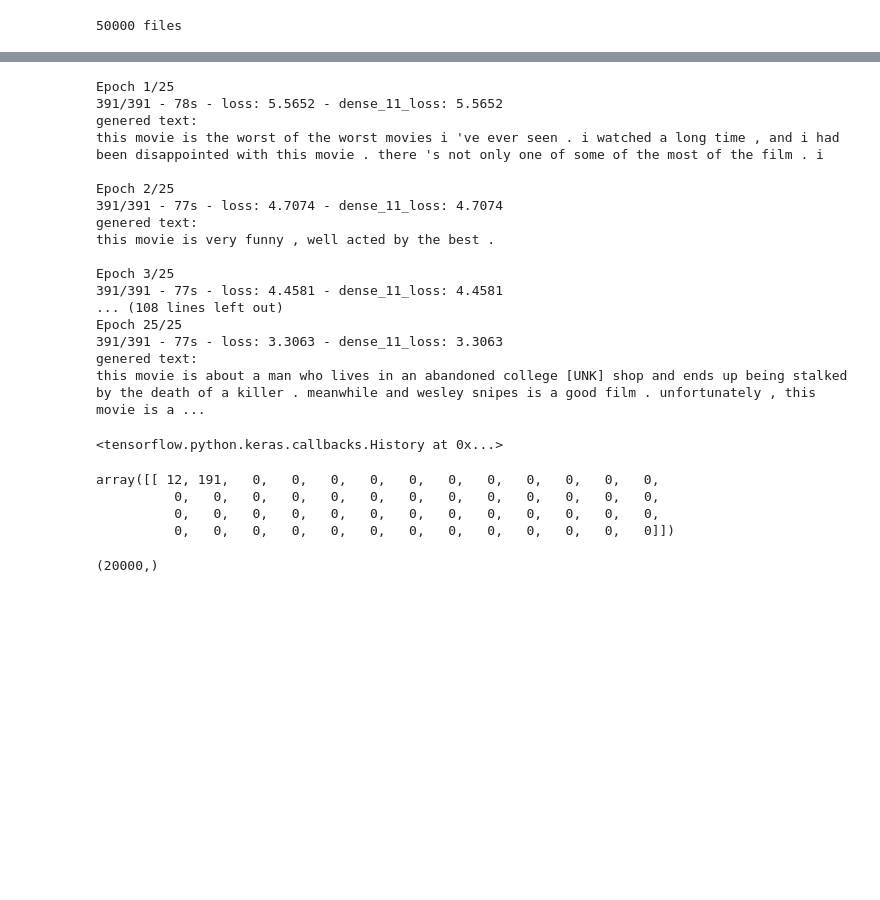
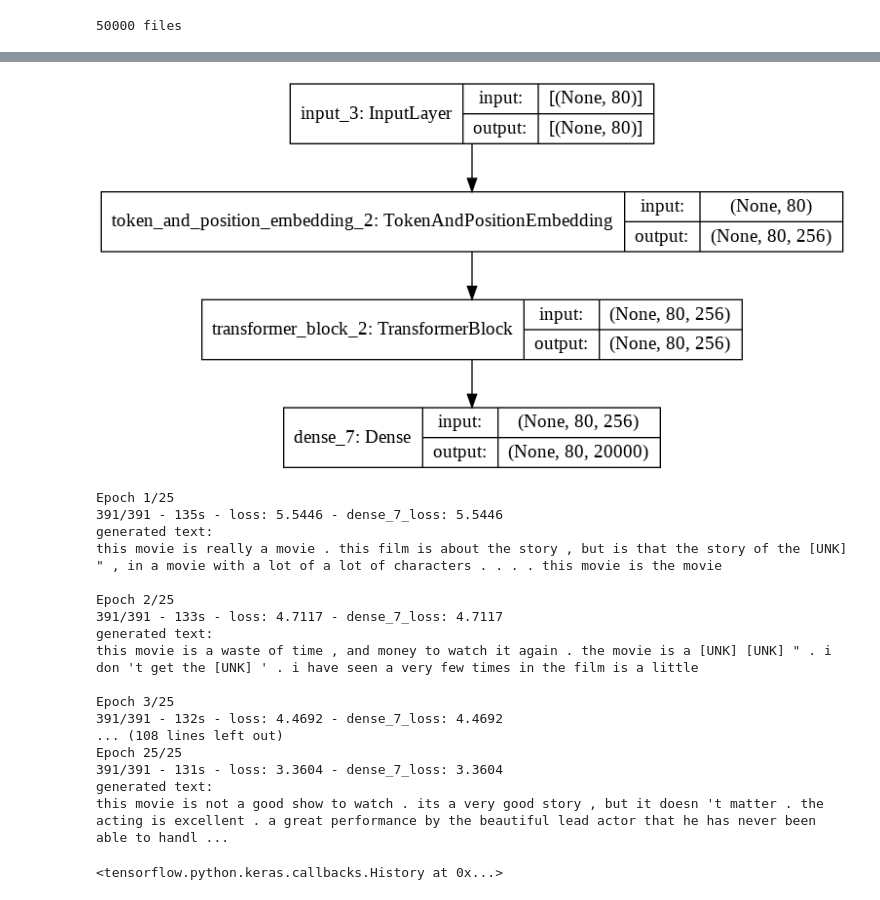
Before and after one commit to Lee-Gunju/AI-paper-code-review-for-personal-project, a Jupyter notebook: Text_generation_with_a_miniature_GPT.ipynb, the cells around one changed output, grey strips where cells are left out. Saved outputs shown, nothing was run; the diff lists cells and outputs as text; code cells hidden in the pictures; blank space fills up the shorter version.

```diff
--- a/Text_generation_with_a_miniature_GPT.ipynb
+++ b/Text_generation_with_a_miniature_GPT.ipynb
@@ -17,2 +12,0 @@ b = np.shape(a)[0]
-# %%
-i = tf.range(b)
@@ -23,3 +12,0 @@ d = np.shape(c)[0]
-# %%
-j = tf.range(d)[:, None]
-j
@@ -44,2 +12,0 @@ array([[ 0, -1, -2, -3, -4, -5],
-# %%
-m = i >=j - abc +bbb
@@ -63,16 +13,16 @@ i + abc - bbb
 # %%
-def causal_attention_mask(batch_size, n_dest, n_src, dtype):
+def casual_attention_mask(batch_size, n_dest, n_src, dtype):
   i = tf.range(n_dest)[:, None]
   j = tf.range(n_src)
-  m = i >= j -n_src + n_dest
+  m = i >=j - n_src + n_dest
   mask = tf.cast(m, dtype)
   mask = tf.reshape(mask, [1, n_dest, n_src])
-  mult = tf.concat([tf.expand_dims(batch_size, -1), tf.constant([1,1], dtype = tf.int32)], 0)
+  mult = tf.concat([tf.expand_dims(batch_size, -1), tf.constant([1,1], dtype=tf.int32)], 0)
   return tf.tile(mask, mult)
 
 
 class TransformerBlock(layers.Layer):
-  def __init__(self, embed_dim, num_heads, ff_dim, rate=0.1):
+  def __init__(self, embed_dim, num_heads, ff_dim, rate = 0.1):
     super(TransformerBlock, self).__init__()
     self.att = layers.MultiHeadAttention(num_heads, embed_dim)
     self.ffn = keras.Sequential([
@@ -88,8 +38,8 @@ class TransformerBlock(layers.Layer):
     input_shape = tf.shape(inputs)
     batch_size = input_shape[0]
     seq_len = input_shape[1]
-    causal_mask = causal_attention_mask(batch_size, seq_len , seq_len , tf.bool)
-    attention_output = self.att(inputs, inputs, attention_mask = causal_mask)
+    casual_mask = casual_attention_mask(batch_size, seq_len, seq_len, tf.bool)
+    attention_output = self.att(inputs, inputs, attention_mask = casual_mask)
     attention_output = self.dropout1(attention_output)
     out1 = self.layernorm1(inputs + attention_output)
     ffn_output = self.ffn(out1)
@@ -311,23 +255,26 @@ text_gen_callback = TextGenerator(num_tokens_generated, start_tokens, vocab)
+# %%
+model = create_model()
+tf.keras.utils.plot_model(model, show_shapes=True)
+# %% [output]
+[figure, added]
 # %%
-model = create_model()
-
 model.fit(text_ds, verbose=2, epochs=25, callbacks=[text_gen_callback])
 # %% [output]
 Epoch 1/25
-391/391 - 78s - loss: 5.5652 - dense_11_loss: 5.5652
-genered text:
-this movie is the worst of the worst movies i 've ever seen . i watched a long time , and i had been disappointed with this movie . there 's not only one of some of the most of the film . i
+391/391 - 135s - loss: 5.5446 - dense_7_loss: 5.5446
+generated text:
+this movie is really a movie . this film is about the story , but is that the story of the [UNK] " , in a movie with a lot of a lot of characters . . . . this movie is the movie
 
 Epoch 2/25
-391/391 - 77s - loss: 4.7074 - dense_11_loss: 4.7074
-genered text:
-this movie is very funny , well acted by the best .
+391/391 - 133s - loss: 4.7117 - dense_7_loss: 4.7117
+generated text:
+this movie is a waste of time , and money to watch it again . the movie is a [UNK] [UNK] " . i don 't get the [UNK] ' . i have seen a very few times in the film is a little
 
 Epoch 3/25
-391/391 - 77s - loss: 4.4581 - dense_11_loss: 4.4581
+391/391 - 132s - loss: 4.4692 - dense_7_loss: 4.4692
 ... (108 lines left out)
 Epoch 25/25
-391/391 - 77s - loss: 3.3063 - dense_11_loss: 3.3063
-genered text:
-this movie is about a man who lives in an abandoned college [UNK] shop and ends up being stalked by the death of a killer . meanwhile and wesley snipes is a good film . unfortunately , this movie is a ...
+391/391 - 131s - loss: 3.3604 - dense_7_loss: 3.3604
+generated text:
+this movie is not a good show to watch . its a very good story , but it doesn 't matter . the acting is excellent . a great performance by the beautiful lead actor that he has never been able to handl ...
 <tensorflow.python.keras.callbacks.History at 0x...>
@@ -343,11 +280,0 @@ y, _ = model.predict(x)
-# %%
-x
-# %% [output]
-array([[ 12, 191,   0,   0,   0,   0,   0,   0,   0,   0,   0,   0,   0,
-          0,   0,   0,   0,   0,   0,   0,   0,   0,   0,   0,   0,   0,
-          0,   0,   0,   0,   0,   0,   0,   0,   0,   0,   0,   0,   0,
-          0,   0,   0,   0,   0,   0,   0,   0,   0,   0,   0,   0,   0]])
-# %%
-y[0][10]
-# %% [output]
-(20000,)
```
Also changed, not shown: parts of 27 cells of this notebook.
